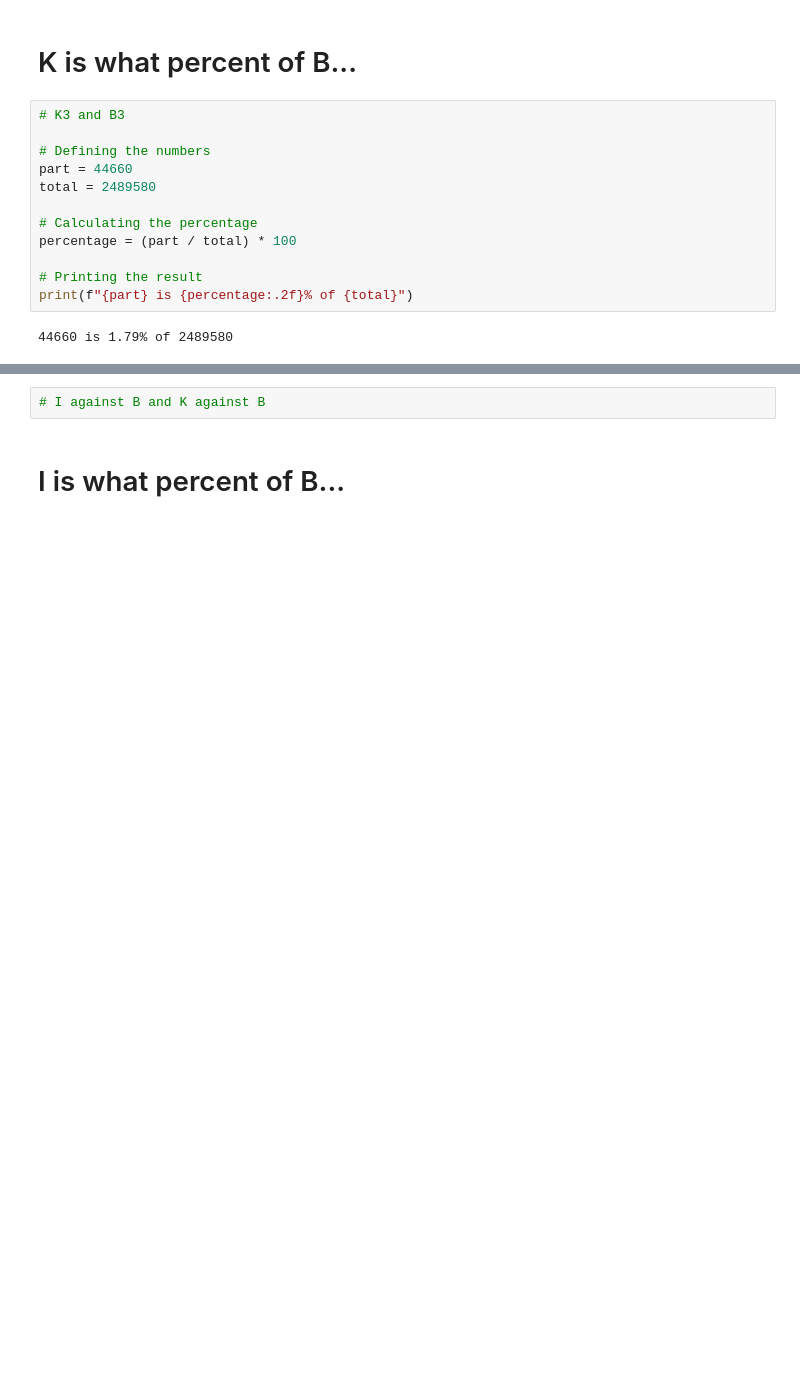
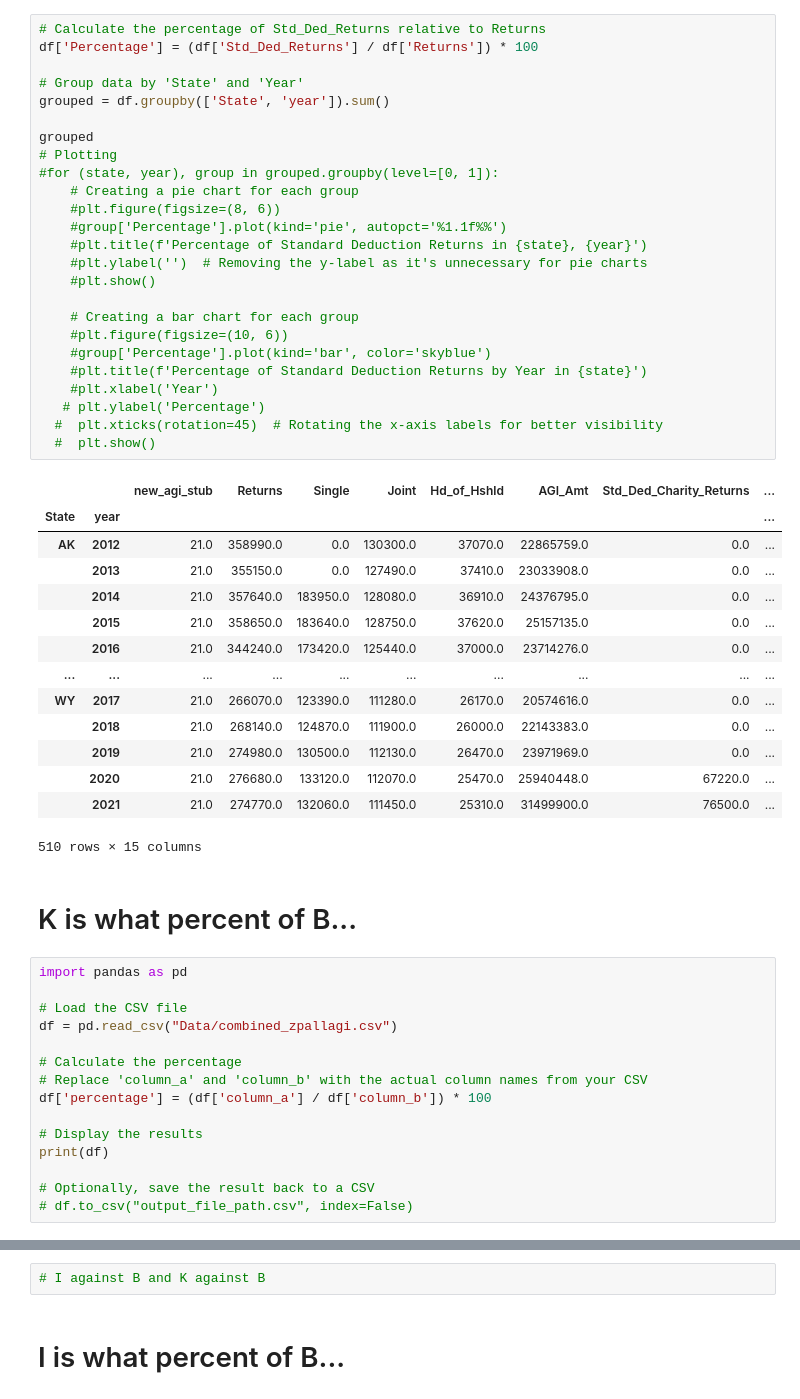
Before and after one commit to HasmigG/TaxAnalysis, a Jupyter notebook: Brandon.ipynb, the cells around one changed output, grey strips where cells are left out. Saved outputs shown, nothing was run; the diff lists cells and outputs as text; blank space fills up the shorter version.

```diff
--- a/Brandon.ipynb
+++ b/Brandon.ipynb
@@ -4,19 +137,60 @@ import matplotlib.pyplot as plt
+# %%
+# Calculate the percentage of Std_Ded_Returns relative to Returns
+df['Percentage'] = (df['Std_Ded_Returns'] / df['Returns']) * 100
+
+# Group data by 'State' and 'Year'
+grouped = df.groupby(['State', 'year']).sum()
+
+grouped
+# Plotting
+#for (state, year), group in grouped.groupby(level=[0, 1]):
+    # Creating a pie chart for each group
+    #plt.figure(figsize=(8, 6))
+    #group['Percentage'].plot(kind='pie', autopct='%1.1f%%')
+    #plt.title(f'Percentage of Standard Deduction Returns in {state}, {year}')
+    #plt.ylabel('')  # Removing the y-label as it's unnecessary for pie charts
+    #plt.show()
+
+    # Creating a bar chart for each group
+    #plt.figure(figsize=(10, 6))
+    #group['Percentage'].plot(kind='bar', color='skyblue')
+    #plt.title(f'Percentage of Standard Deduction Returns by Year in {state}')
+    #plt.xlabel('Year')
+   # plt.ylabel('Percentage')
+  #  plt.xticks(rotation=45)  # Rotating the x-axis labels for better visibility
+  #  plt.show()
+# %% [output]
+|  |  | new_agi_stub | Returns | Single | Joint | Hd_of_Hshld | AGI_Amt | Std_Ded_Charity_Returns | ... |
+| State | year |  |  |  |  |  |  |  | ... |
+| AK | 2012 | 21.0 | 358990.0 | 0.0 | 130300.0 | 37070.0 | 22865759.0 | 0.0 | ... |
+|  | 2013 | 21.0 | 355150.0 | 0.0 | 127490.0 | 37410.0 | 23033908.0 | 0.0 | ... |
+|  | 2014 | 21.0 | 357640.0 | 183950.0 | 128080.0 | 36910.0 | 24376795.0 | 0.0 | ... |
+|  | 2015 | 21.0 | 358650.0 | 183640.0 | 128750.0 | 37620.0 | 25157135.0 | 0.0 | ... |
+|  | 2016 | 21.0 | 344240.0 | 173420.0 | 125440.0 | 37000.0 | 23714276.0 | 0.0 | ... |
+| ... | ... | ... | ... | ... | ... | ... | ... | ... | ... |
+| WY | 2017 | 21.0 | 266070.0 | 123390.0 | 111280.0 | 26170.0 | 20574616.0 | 0.0 | ... |
+|  | 2018 | 21.0 | 268140.0 | 124870.0 | 111900.0 | 26000.0 | 22143383.0 | 0.0 | ... |
+|  | 2019 | 21.0 | 274980.0 | 130500.0 | 112130.0 | 26470.0 | 23971969.0 | 0.0 | ... |
+|  | 2020 | 21.0 | 276680.0 | 133120.0 | 112070.0 | 25470.0 | 25940448.0 | 67220.0 | ... |
+|  | 2021 | 21.0 | 274770.0 | 132060.0 | 111450.0 | 25310.0 | 31499900.0 | 76500.0 | ... |
+510 rows × 15 columns
 # %% [markdown]
 # K is what percent of B...
 # %%
-# K3 and B3
+import pandas as pd
 
-# Defining the numbers
-part = 44660
-total = 2489580
+# Load the CSV file
+df = pd.read_csv("Data/combined_zpallagi.csv")
 
-# Calculating the percentage
-percentage = (part / total) * 100
+# Calculate the percentage
+# Replace 'column_a' and 'column_b' with the actual column names from your CSV
+df['percentage'] = (df['column_a'] / df['column_b']) * 100
 
-# Printing the result
-print(f"{part} is {percentage:.2f}% of {total}")
+# Display the results
+print(df)
+
+# Optionally, save the result back to a CSV
+# df.to_csv("output_file_path.csv", index=False)
-# %% [output]
-44660 is 1.79% of 2489580
 # %%
 
 # Defining the numbers
```
Also changed, not shown: parts of 10 cells of this notebook.
